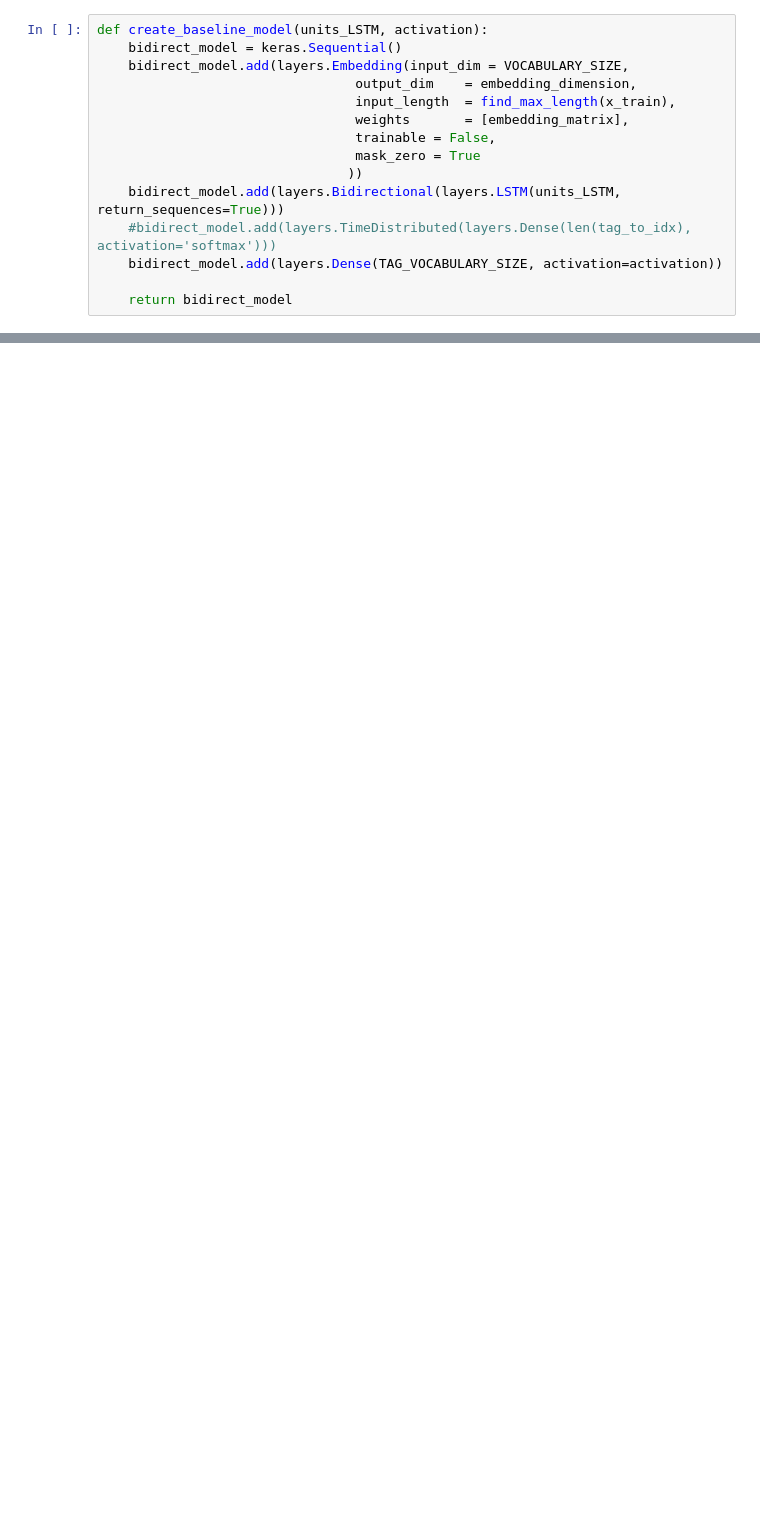
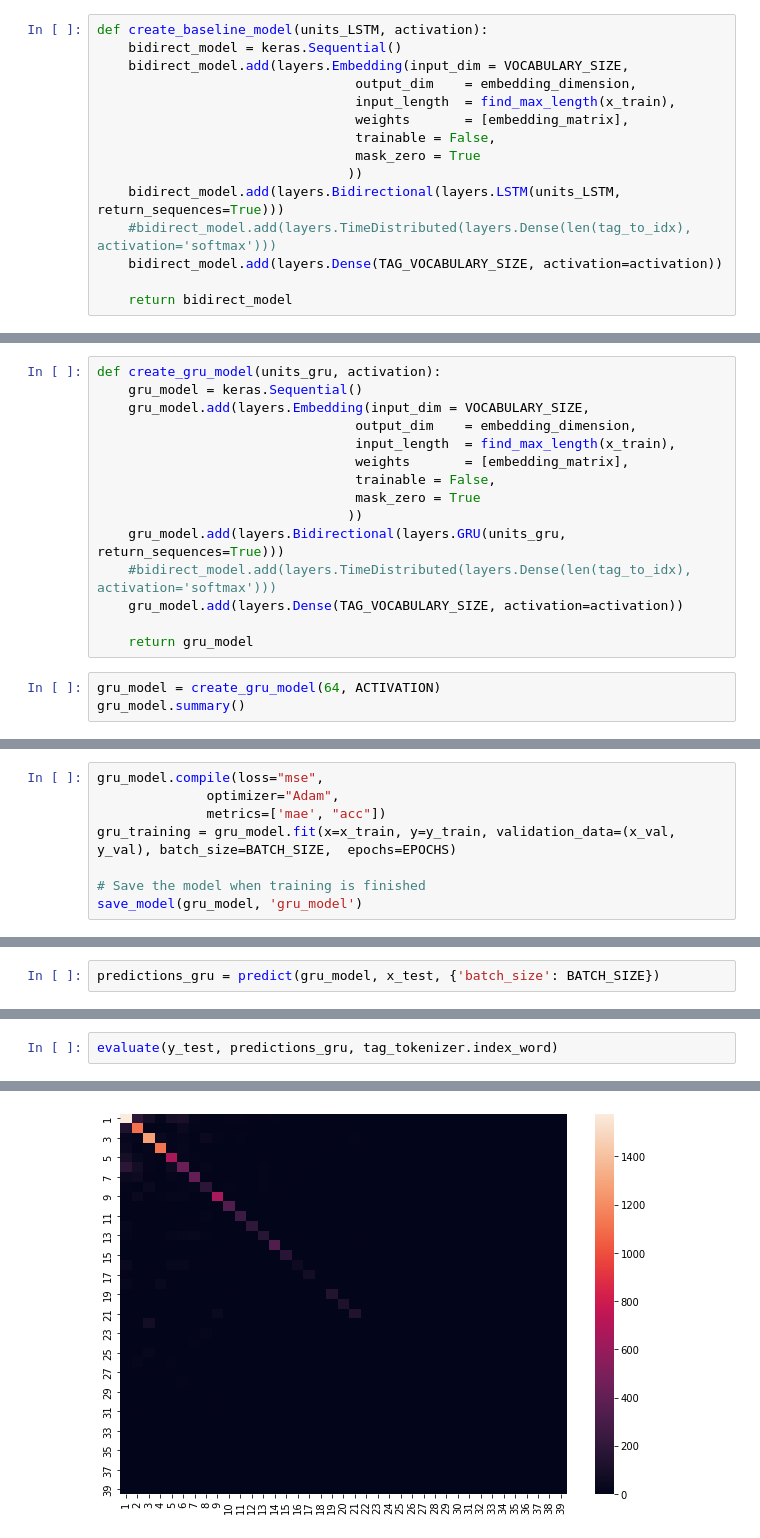
Before and after one commit to solveijm/NLP, a Jupyter notebook: Assignment1/A1.ipynb, the cells around one changed output, grey strips where cells are left out. Drawn from its saved outputs; the diff is of its cells as text; blank space fills up the shorter version.

```diff
--- a/Assignment1/A1.ipynb
+++ b/Assignment1/A1.ipynb
@@ -647,0 +551,18 @@ F1: 0.679
+# %%
+def create_gru_model(units_gru, activation):
+    gru_model = keras.Sequential()
+    gru_model.add(layers.Embedding(input_dim = VOCABULARY_SIZE,
+                                 output_dim    = embedding_dimension,
+                                 input_length  = find_max_length(x_train),
+                                 weights       = [embedding_matrix],
+                                 trainable = False,
+                                 mask_zero = True
+                                ))
+    gru_model.add(layers.Bidirectional(layers.GRU(units_gru, return_sequences=True)))
+    #bidirect_model.add(layers.TimeDistributed(layers.Dense(len(tag_to_idx), activation='softmax')))
+    gru_model.add(layers.Dense(TAG_VOCABULARY_SIZE, activation=activation))
+
+    return gru_model
+# %%
+gru_model = create_gru_model(64, ACTIVATION)
+gru_model.summary()
@@ -647,0 +588,8 @@ F1: 0.679
+# %%
+gru_model.compile(loss="mse",
+              optimizer="Adam",
+              metrics=['mae', "acc"])
+gru_training = gru_model.fit(x=x_train, y=y_train, validation_data=(x_val, y_val), batch_size=BATCH_SIZE,  epochs=EPOCHS)
+
+# Save the model when training is finished
+save_model(gru_model, 'gru_model')
@@ -647,0 +632,2 @@ F1: 0.679
+# %%
+predictions_gru = predict(gru_model, x_test, {'batch_size': BATCH_SIZE})
@@ -647,0 +637,3 @@ F1: 0.679
+# %%
+evaluate(y_test, predictions_gru, tag_tokenizer.index_word)
+# %% [output]
@@ -647,0 +657 @@ F1: 0.679
+[figure, added]
```
Also changed, not shown: parts of 151 cells of this notebook, 20 other files.
